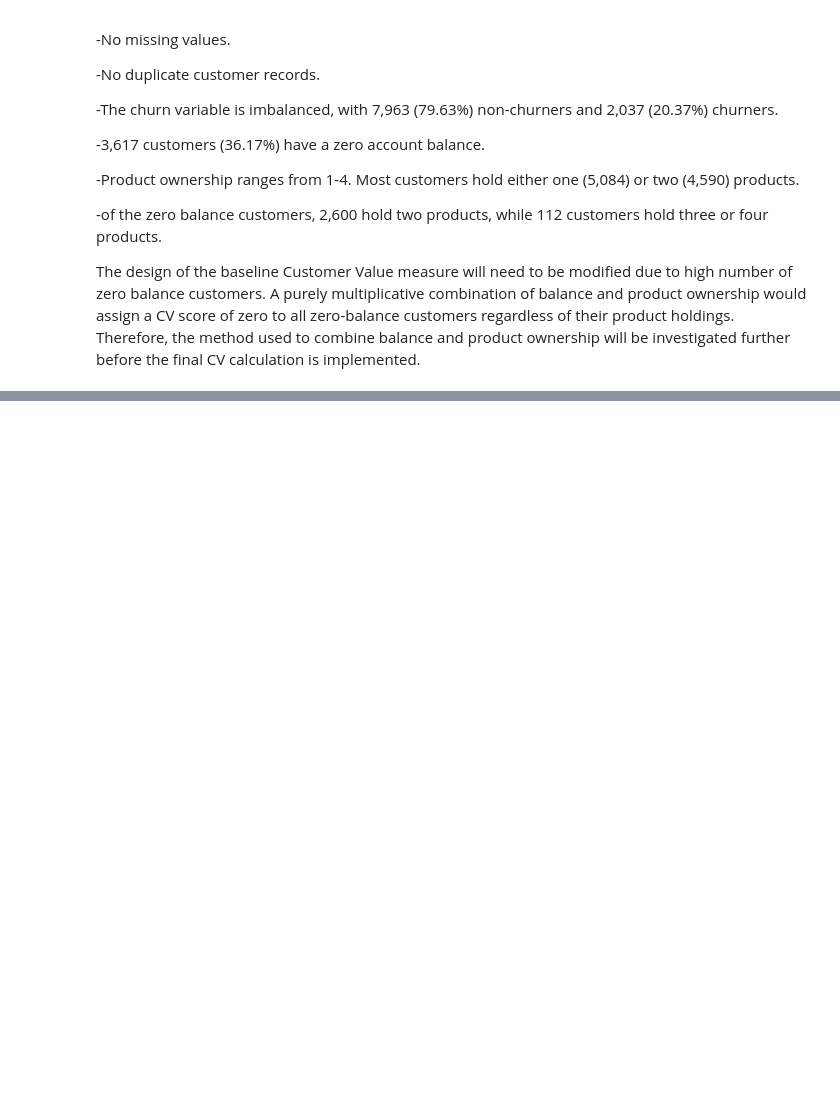
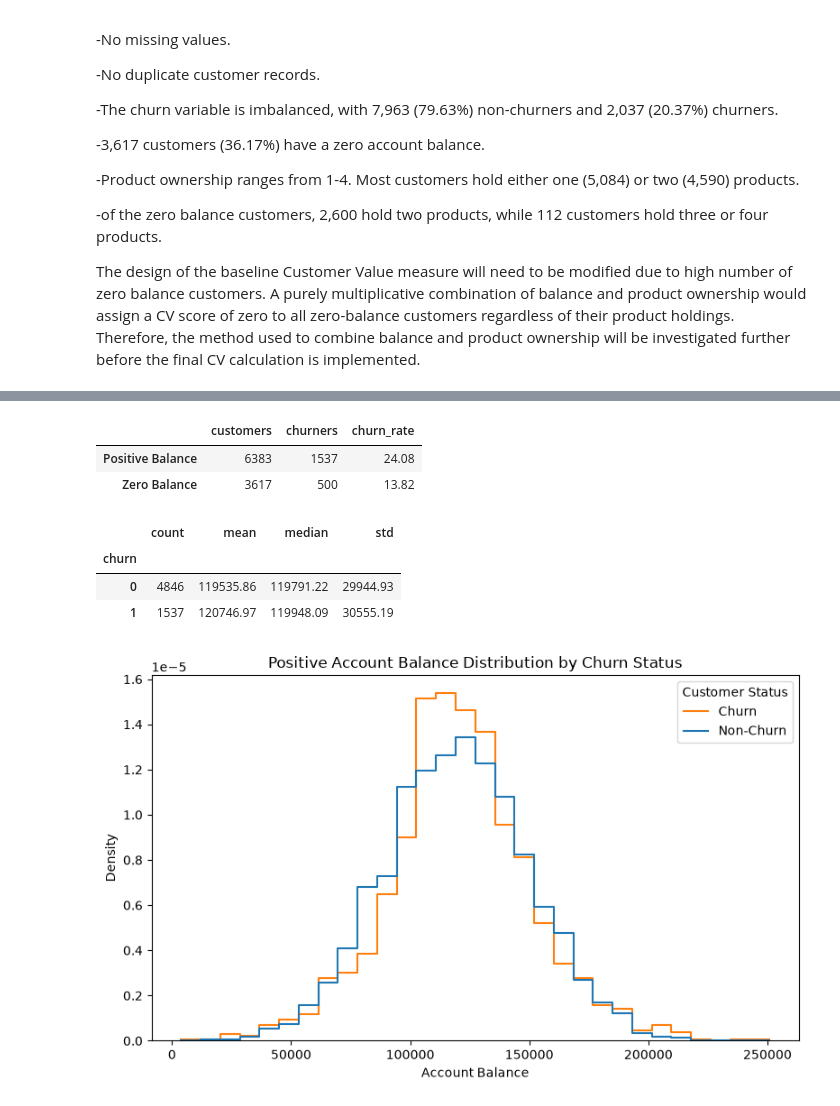
Before and after one commit to ann-fernee/bank-churn-risk-adjusted-cv, a Jupyter notebook: notebooks/churn_risk_adjusted_cv.ipynb, the cells around one changed output, grey strips where cells are left out. Saved outputs shown, nothing was run; the diff lists cells and outputs as text; code cells hidden in the pictures; blank space fills up the shorter version.

```diff
--- a/notebooks/churn_risk_adjusted_cv.ipynb
+++ b/notebooks/churn_risk_adjusted_cv.ipynb
@@ -190,0 +430,76 @@ The design of the baseline Customer Value measure will need to be modified due t
+# %%
+# Create zero-balance indicator for exploratory analysis
+df["zero_balance"] = df["balance"] == 0
+
+balance_status_churn = (
+    df.groupby("zero_balance")["churn"]
+      .agg(["count", "sum", "mean"])
+      .rename(columns={
+          "count": "customers",
+          "sum": "churners",
+          "mean": "churn_rate"
+      })
+)
+
+balance_status_churn["churn_rate"] = (
+    balance_status_churn["churn_rate"] * 100
+).round(2)
+
+balance_status_churn.index = ["Positive Balance", "Zero Balance"]
+
+balance_status_churn
+# %% [output]
+|  | customers | churners | churn_rate |
+| Positive Balance | 6383 | 1537 | 24.08 |
+| Zero Balance | 3617 | 500 | 13.82 |
+# %%
+# Positive-balance customers only
+positive_balance = df[df["balance"] > 0]
+
+positive_balance_summary = (
+    positive_balance.groupby("churn")["balance"]
+    .agg(["count", "mean", "median", "std"])
+    .round(2)
+)
+
+positive_balance_summary
+# %% [output]
+|  | count | mean | median | std |
+| churn |  |  |  |  |
+| 0 | 4846 | 119535.86 | 119791.22 | 29944.93 |
+| 1 | 1537 | 120746.97 | 119948.09 | 30555.19 |
+# %%
+# Positive account balance distribution by churn status
+plt.figure(figsize=(8, 5))
+
+sns.histplot(
+    data=positive_balance,
+    x="balance",
+    hue="churn",
+    bins=30,
+    stat="density",
+    common_norm=False,
+    element="step",
+    fill=False
+)
+
+plt.title("Positive Account Balance Distribution by Churn Status")
+plt.xlabel("Account Balance")
+plt.ylabel("Density")
+
+plt.legend(
+    title="Customer Status",
+    labels=["Churn", "Non-Churn"]
+)
+
+plt.tight_layout()
+
+plt.savefig(
+    "../outputs/figures/positive_balance_distribution_by_churn.png",
+    dpi=300,
+    bbox_inches="tight"
+)
+
+plt.show()
+# %% [output]
+[figure, added]
```
Also changed, not shown: parts of 39 cells of this notebook.
